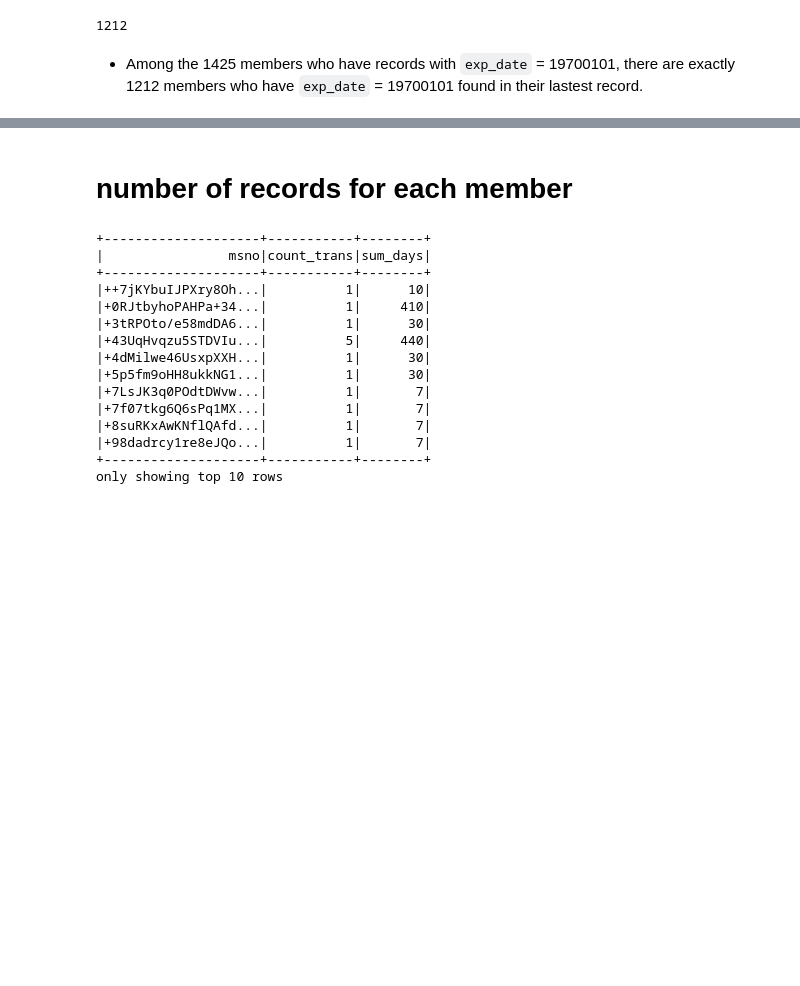
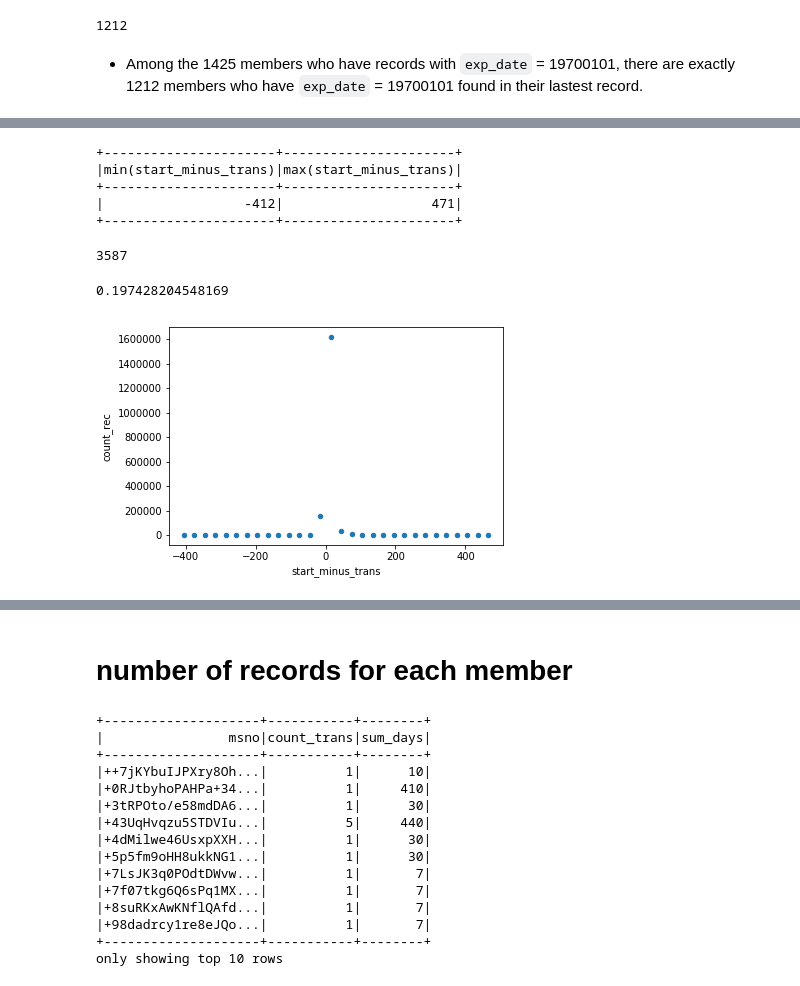
Before and after one commit to III-AdventureTime/kkbox_churn, a Jupyter notebook: explore_raw_transactions_v1.yang/members_no_renew/eda1.ipynb, the cells around one changed output, grey strips where cells are left out. Drawn from its saved outputs; the diff is of its cells as text; code cells hidden in the pictures; blank space fills up the shorter version.

Commit message:
updated explore_raw_transactions_v1.yang

```diff
--- a/explore_raw_transactions_v1.yang/members_no_renew/eda1.ipynb
+++ b/explore_raw_transactions_v1.yang/members_no_renew/eda1.ipynb
@@ -5,5 +7,4 @@ spark
 # %%
-dir0 = 'file:///home/cloudera/Desktop/KKBox_churn_predict/data01/'
 df0_ = spark.read.format('csv').option('header', 'true').option('inferSchema', 'true') \
             .load(dir0+'transactions-v1_members-no-renew.csv')
 df0_.printSchema()
@@ -274,0 +325,4 @@ df5.coalesce(1).write.format('csv').option('header', 'true').save(outfile)
+# %%
+infile = dir0 + 'transactions-v1_members-no-renew_cl2'
+df0_cl2 = spark.read.format('csv').option('header','true').option('inferSchema', 'true').load(infile)
+df0_cl2.printSchema()
@@ -288,8 +355,10 @@ from calendar import monthrange
 from pyspark.sql.types import IntegerType
 from pyspark.sql.functions import udf, col
 
-
 def get_start_date(exp_date_int, plan_days):
+    '''
+    Returns an integer.
+    '''
     if plan_days == 360:
         pl_yrs = 0
         pl_mns = 11
@@ -335,7 +404,7 @@ def get_start_date(exp_date_int, plan_days):
 
 f_get_start_date = udf(get_start_date, IntegerType())
 
-df1 = df0.withColumn('start_date', f_get_start_date(col('exp_date'), col('plan_days')))
+df1 = df0_cl2.withColumn('start_date', f_get_start_date(col('exp_date'), col('plan_days')))
 df1.show(10)
 # %% [output]
 +--------------------+--------------+---------+----------+-----------+----------+--------+----------+
@@ -379,0 +451,5 @@ only showing top 10 rows
+# %%
+from pyspark.sql.functions import col, datediff
+df3 = df2.select('msno', 'list_price', 'plan_days', 'trans_date', 'start_date', 'exp_date',
+                 datediff('start_date', 'trans_date').alias('start_minus_trans'))
+df3.show(10)
@@ -379,0 +472,30 @@ only showing top 10 rows
+# %%
+from pyspark.sql.functions import min, max
+df3.select(min('start_minus_trans'), max('start_minus_trans')).show()
+# %% [output]
++----------------------+----------------------+
+|min(start_minus_trans)|max(start_minus_trans)|
++----------------------+----------------------+
+|                  -412|                   471|
++----------------------+----------------------+
+# %%
+df3.where('start_minus_trans < -10').count()
+# %% [output]
+3587
+# %%
+3587/1816863*100
+# %% [output]
+0.197428204548169
+# %%
+from prepare_hist_data import prepare_histogram_data
+import pandas as pd
+import matplotlib.pyplot as plt
+
+rdd4 = df3.rdd.map(lambda r: r['start_minus_trans'])
+hist_data = prepare_histogram_data(rdd4, -420, 480, 30)
+
+pd.DataFrame(hist_data['bin_centers_counts'], columns=['start_minus_trans', 'count_rec']) \
+  .plot(kind='scatter', x='start_minus_trans', y='count_rec')
+plt.show()
+# %% [output]
+[figure, added]
```
Also changed, not shown: parts of 47 cells of this notebook.
